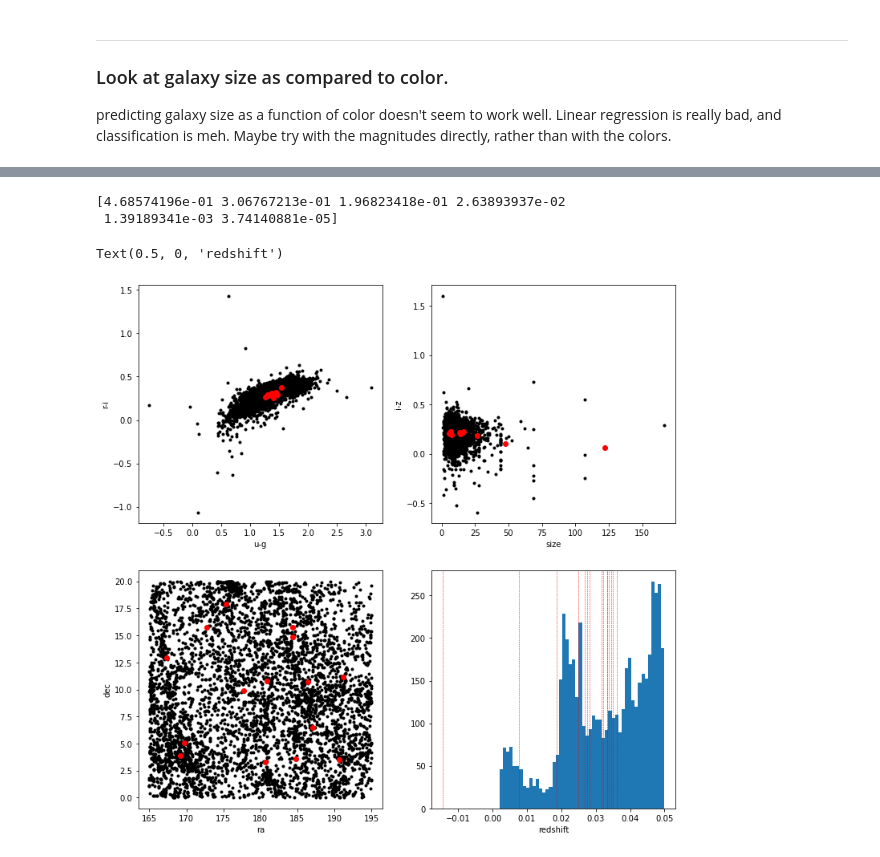
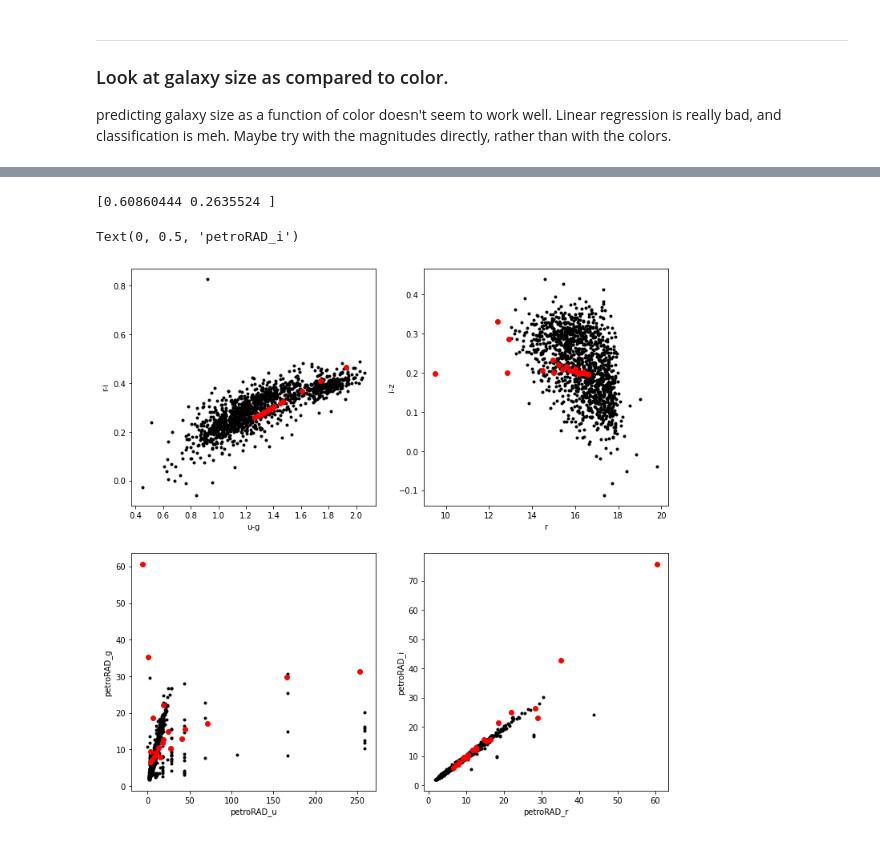
Before and after one commit to kevin-flaherty/Astro211, a Jupyter notebook: Lab8_MachineLearning/MachineLearning.ipynb, the cells around one changed output, grey strips where cells are left out. Cells and saved outputs as stored; diff of their text form; code cells hidden in the pictures.

```diff
--- a/Lab8_MachineLearning/MachineLearning.ipynb
+++ b/Lab8_MachineLearning/MachineLearning.ipynb
@@ -974,27 +974,33 @@ Text(0, 0.5, 'i-z')
 predicting galaxy size as a function of color doesn't seem to work well. Linear regression is really bad, and classification is meh. Maybe try with the magnitudes directly, rather than with the colors.
 # %%
 query_string ='''select
-  p.modelmag_g, p.modelmag_i, p.modelmag_u, p.modelmag_z, p.modelmag_r,
-  p.ra, p.dec,
-  p.petroRAD_r,
-  s.z
+  p.modelmag_u, p.modelmag_g, p.modelmag_r, p.modelmag_i, p.modelmag_z,
+  p.petroRAD_g, p.petroRAD_r, p.petroRAD_i, p.petroRAD_z
 from photoobjall p
 join specobj s on s.bestobjid = p.objid
 where
-  p.ra between 165 and 195 and
+  ( p.flags & (dbo.fPhotoFlags('SATURATED') +
+  dbo.fPhotoFlags('BRIGHT') +
+  dbo.fPhotoFlags('EDGE') +
+  dbo.fPhotoFlags('BLENDED'))) = 0 and
+  p.ra between 170 and 190 and
   p.dec between 0 and 20 and
   s.class = 'galaxy' and
-  s.z between 0.002 and .05 and
+  s.z between 0.02 and .05 and
   p.modelmagerr_g < 0.1 and
   p.modelmagerr_i < 0.1 and
   p.modelmagerr_u < 0.1 and
   p.modelmagerr_z < 0.1 and
   p.modelmagerr_r < 0.1 and
   p.petroRADerr_r < 1 and
+  p.petroRADerr_g < 1 and
+  p.petroRADerr_i < 1 and
+  p.petroRADerr_z < 1 and
   s.zwarning = 0
 
 '''
 ### The cluster is between .002<z<.006
+### 165<RA<195, 0<Dec<20
 data = SDSS.query_sql(query_string,verbose=False)
 print(data)
 # %% [output]
@@ -1051,7 +1065,7 @@ plt.xlabel('petroRAD_r')
 df = data.to_pandas()
 df.iloc[:30,:]
 #data2={'u-g':df['modelmag_u']-df['modelmag_g'],'r-i':df['modelmag_r']-df['modelmag_i'],'i-z':df['modelmag_i']-df['modelmag_z'],'z':df['z'],'petroRAD_r':df['petroRAD_r'],'ra':df['ra'],'dec':df['dec']}
-data2 = {'u':df['modelmag_u'],'g':df['modelmag_g'],'r':df['modelmag_r'],'i':df['modelmag_i'],'z':df['modelmag_z'],'petroRAD_r':df['petroRAD_r'],'ra':df['ra'],'dec':df['dec'],'redshift':df['z']}
+data2 = {'u':df['modelmag_u'],'g':df['modelmag_g'],'r':df['modelmag_r'],'i':df['modelmag_i'],'z':df['modelmag_z'],'petroRAD_g':df['petroRAD_g'],'petroRAD_r':df['petroRAD_r'],'petroRAD_i':df['petroRAD_i'],'petroRAD_z':df['petroRAD_z']}
 df2 = pd.DataFrame(data2)
 df2.iloc[:30,:]
 # %% [output]
@@ -1263,47 +1355,47 @@ Text(0.5, 0, 'redshift')
 # %%
-model_pca = decomposition.PCA(n_components=6)
-model_pca.fit(df2)
+### PCA+ GMM
+model_pca = decomposition.PCA(n_components=2)
+model_pca.fit(X_all2)
 print(model_pca.explained_variance_ratio_)
 
 ### This transforms our training and test sets based on the PCA
-df_all_scaled = model_pca.transform(df2)
+X_all2_scaled = model_pca.transform(X_all2)
 
-df_all_rec = model_pca.inverse_transform(df_all_scaled)
+X_all2_rec = model_pca.inverse_transform(X_all2_scaled)
 
-model = KMeans(n_clusters=15)
-result = model.fit(df_all_scaled)
+model = mixture.GaussianMixture(n_components=20,covariance_type='full')
+model.fit(X_all2_scaled)
 
 #print(result.cluster_centers_)
-centers_rec = model_pca.inverse_transform(result.cluster_centers_)
+centers_rec = model_pca.inverse_transform(model.means_)
 #print(centers_rec)
 #print(df2.head())
 
 plt.figure(figsize=(12,12))
 plt.subplot(2,2,1)
 plt.plot(data2['u']-data2['g'],data2['r']-data2['i'],'.k')
 plt.plot(centers_rec[:,0]-centers_rec[:,1],centers_rec[:,2]-centers_rec[:,3],'or')
 plt.xlabel('u-g')
 plt.ylabel('r-i')
 
 plt.subplot(2,2,2)
-plt.plot(data2['petroRAD_r'],data2['i']-data2['z'],'.k')
-plt.plot(centers_rec[:,5],centers_rec[:,3]-centers_rec[:,4],'or')
-plt.xlabel('size')
+plt.plot(data2['r'],data2['i']-data2['z'],'.k')
+plt.plot(centers_rec[:,2],centers_rec[:,3]-centers_rec[:,4],'or')
+plt.xlabel('r')
 plt.ylabel('i-z')
 
 plt.subplot(2,2,3)
-plt.plot(data2['ra'],data2['dec'],'.k')
-plt.plot(centers_rec[:,6],centers_rec[:,7],'or')
-plt.xlabel('ra')
-plt.ylabel('dec')
+plt.plot(data2['petroRAD_u'],data2['petroRAD_g'],'.k')
+plt.plot(centers_rec[:,5],centers_rec[:,6],'or')
+plt.xlabel('petroRAD_u')
+plt.ylabel('petroRAD_g')
 
 plt.subplot(2,2,4)
-plt.hist(data2['redshift'],bins=50)
-for i in centers_rec[:,8]:
-    plt.axvline(i,color='r',lw=.5,ls='--')
-plt.xlabel('redshift')
+plt.plot(data2['petroRAD_r'],data2['petroRAD_i'],'.k')
+plt.plot(centers_rec[:,7],centers_rec[:,8],'or')
+plt.xlabel('petroRAD_r')
+plt.ylabel('petroRAD_i')
 # %% [output]
-[4.68574196e-01 3.06767213e-01 1.96823418e-01 2.63893937e-02
- 1.39189341e-03 3.74140881e-05]
+[0.60860444 0.2635524 ]
-Text(0.5, 0, 'redshift')
+Text(0, 0.5, 'petroRAD_i')
-[figure, old version]
+[figure, new version]
```
Also changed, not shown: parts of 14 cells of this notebook, 3 other files.
